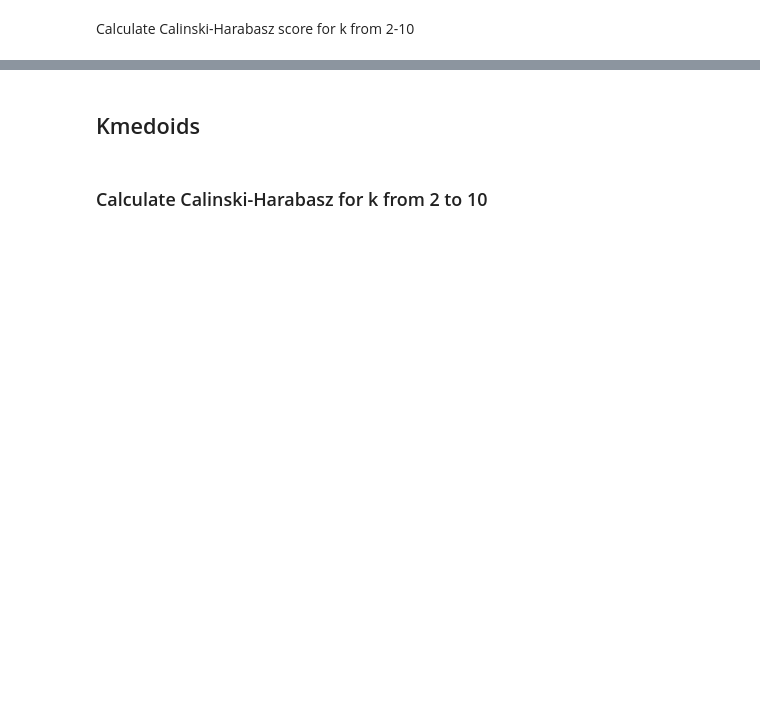
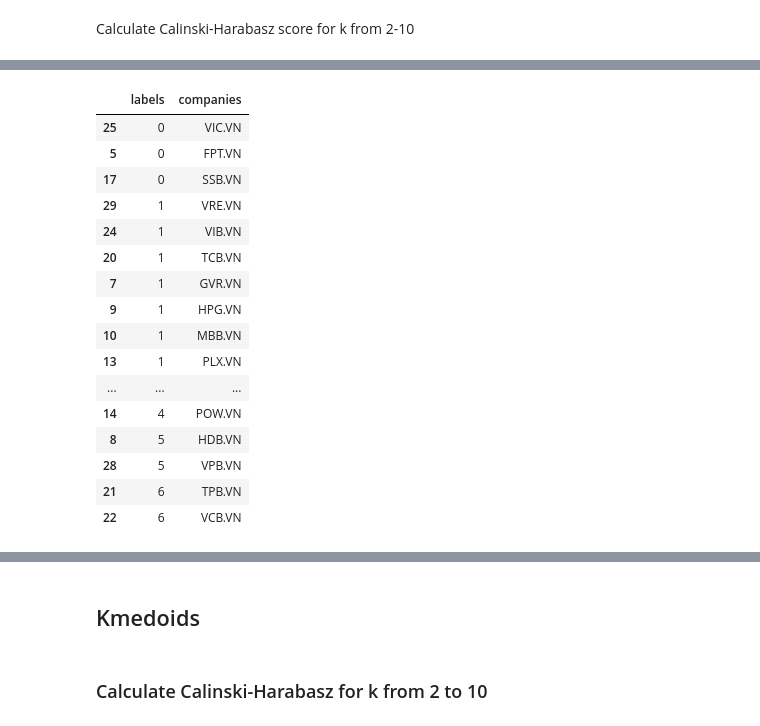
Before and after one commit to keeganhuynh/CS313.O21_Group5, a Jupyter notebook: main.ipynb, the cells around one changed output, grey strips where cells are left out. Drawn from its saved outputs; the diff is of its cells as text; code cells hidden in the pictures; blank space fills up the shorter version.

```diff
--- a/main.ipynb
+++ b/main.ipynb
@@ -104,9 +135,27 @@ pipeline.fit(movement)
 # %%
 labels = pipeline.predict(movement)
 
 df = pd.DataFrame({'labels': labels, 'companies': markets})
 
-print(df.sort_values('labels'))
+df.sort_values('labels')
+# %% [output]
+|  | labels | companies |
+| 25 | 0 | VIC.VN |
+| 5 | 0 | FPT.VN |
+| 17 | 0 | SSB.VN |
+| 29 | 1 | VRE.VN |
+| 24 | 1 | VIB.VN |
+| 20 | 1 | TCB.VN |
+| 7 | 1 | GVR.VN |
+| 9 | 1 | HPG.VN |
+| 10 | 1 | MBB.VN |
+| 13 | 1 | PLX.VN |
+| ... | ... | ... |
+| 14 | 4 | POW.VN |
+| 8 | 5 | HDB.VN |
+| 28 | 5 | VPB.VN |
+| 21 | 6 | TPB.VN |
+| 22 | 6 | VCB.VN |
 # %%
 x=normalizer.fit_transform(movement)
 calinski_harabasz_score(x,labels)
```
Also changed, not shown: parts of 13 cells of this notebook.
